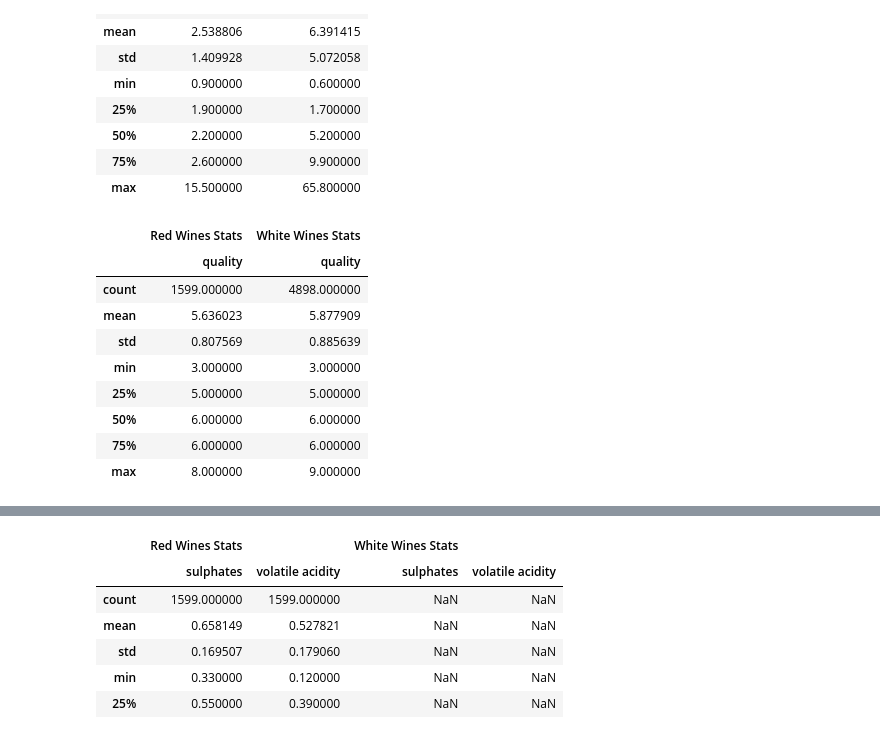
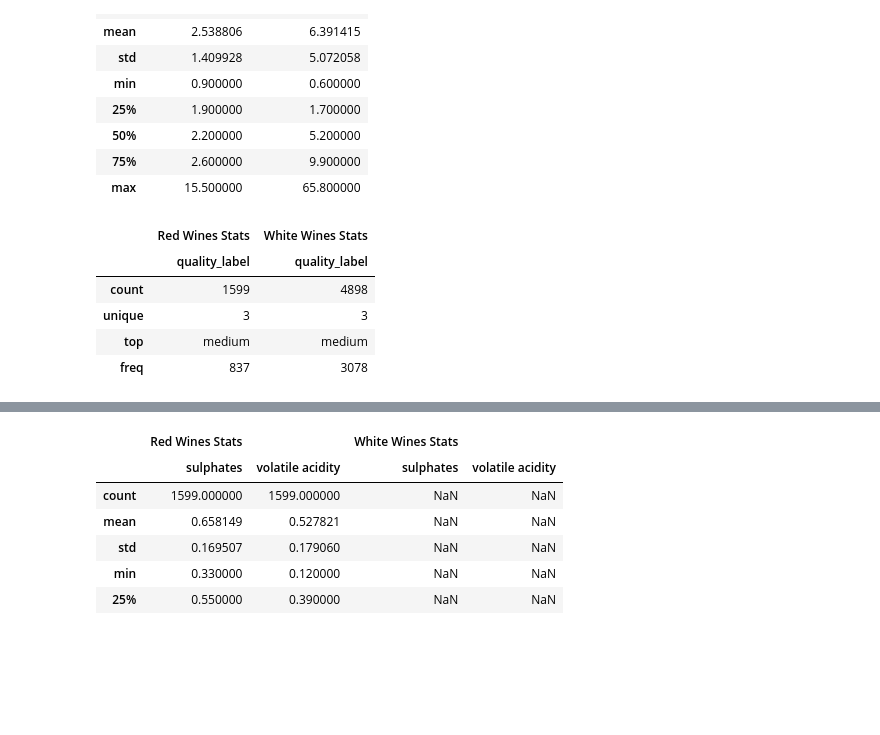
Before and after one commit to gabriela-arlt/BlueBerry-Winery, a Jupyter notebook: wine+quality/wine_project.ipynb, the cells around one changed output, grey strips where cells are left out. Cells and saved outputs as stored; diff of their text form; code cells hidden in the pictures; blank space fills up the shorter version.

```diff
--- a/wine+quality/wine_project.ipynb
+++ b/wine+quality/wine_project.ipynb
@@ -264,16 +262,12 @@ pd.concat([red_wine[['residual sugar']].describe(), white_wine[['residual sugar'
 | 75% | 2.600000 | 9.900000 |
 | max | 15.500000 | 65.800000 |
 # %%
-pd.concat([red_wine[['quality']].describe(), white_wine[['quality']].describe()], axis=1, keys=["Red Wines Stats", "White Wines Stats"])
+pd.concat([red_wine[['quality_label']].describe(), white_wine[['quality_label']].describe()], axis=1, keys=["Red Wines Stats", "White Wines Stats"])
 # %% [output]
 |  | Red Wines Stats | White Wines Stats |
-|  | quality | quality |
-| count | 1599.000000 | 4898.000000 |
-| mean | 5.636023 | 5.877909 |
-| std | 0.807569 | 0.885639 |
-| min | 3.000000 | 3.000000 |
-| 25% | 5.000000 | 5.000000 |
-| 50% | 6.000000 | 6.000000 |
-| 75% | 6.000000 | 6.000000 |
-| max | 8.000000 | 9.000000 |
+|  | quality_label | quality_label |
+| count | 1599 | 4898 |
+| unique | 3 | 3 |
+| top | medium | medium |
+| freq | 837 | 3078 |
 # %%
```
Also changed, not shown: parts of 30 cells of this notebook, 1 other file.
